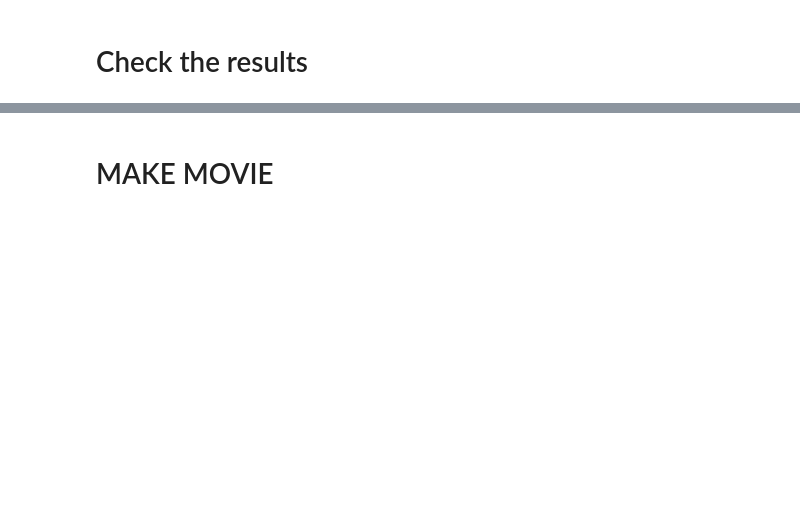
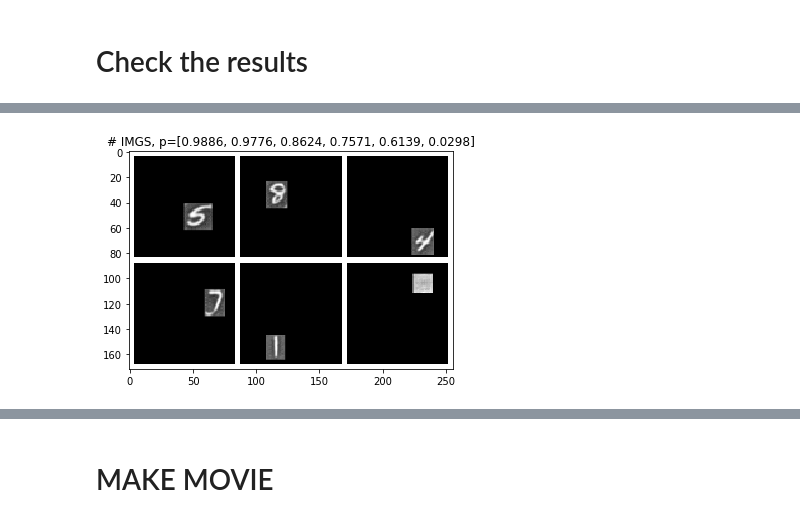
Before and after one commit to spacetx/spacetx-research, a Jupyter notebook: MAIN.ipynb, the cells around one changed output, grey strips where cells are left out. Saved outputs shown, nothing was run; the diff lists cells and outputs as text; code cells hidden in the pictures; blank space fills up the shorter version.

```diff
--- a/MAIN.ipynb
+++ b/MAIN.ipynb
@@ -405,6 +411,8 @@ z_where.prob[chosen]
 # %%
-prob_tmp = np.round(z_where.prob[chosen].view(-1).cpu().numpy(),decimals=4)*10000
+prob_tmp = np.round(z_where.prob[:,chosen].view(-1).cpu().numpy(),decimals=4)*10000
 prob_title = (prob_tmp.astype(int)/10000).tolist()
-b=show_batch(putative_imgs[chosen],nrow=3,npadding=4,title="# IMGS, p="+str(prob_title))
+b=show_batch(putative_imgs[:,chosen],nrow=3,npadding=4,title="# IMGS, p="+str(prob_title))
 mp.savefig(write_dir+name_vae+'_rec_imgs.png')
+# %% [output]
+[figure, added]
 # %%
```
Also changed, not shown: parts of 18 cells of this notebook, 1 other file.
